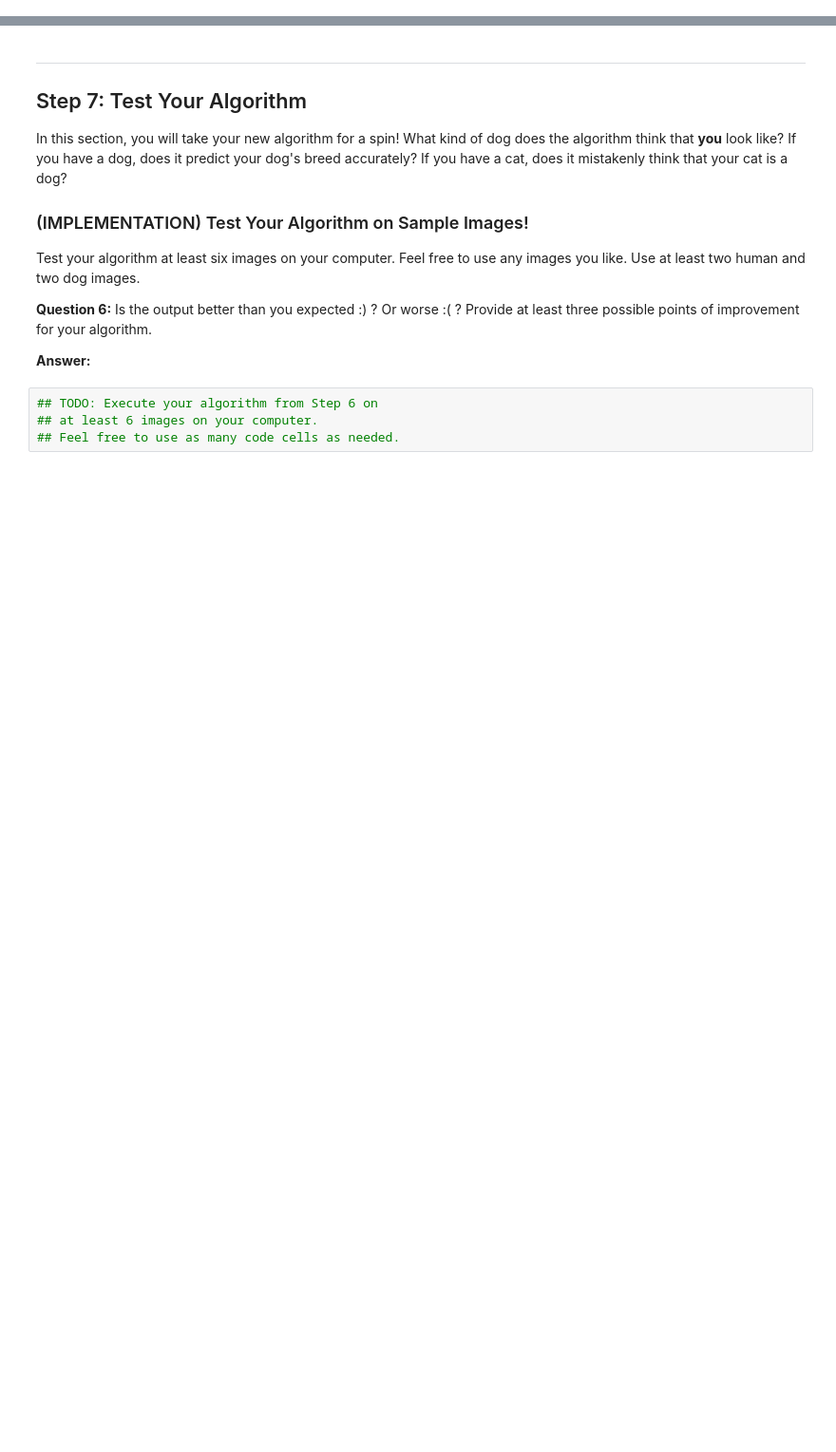
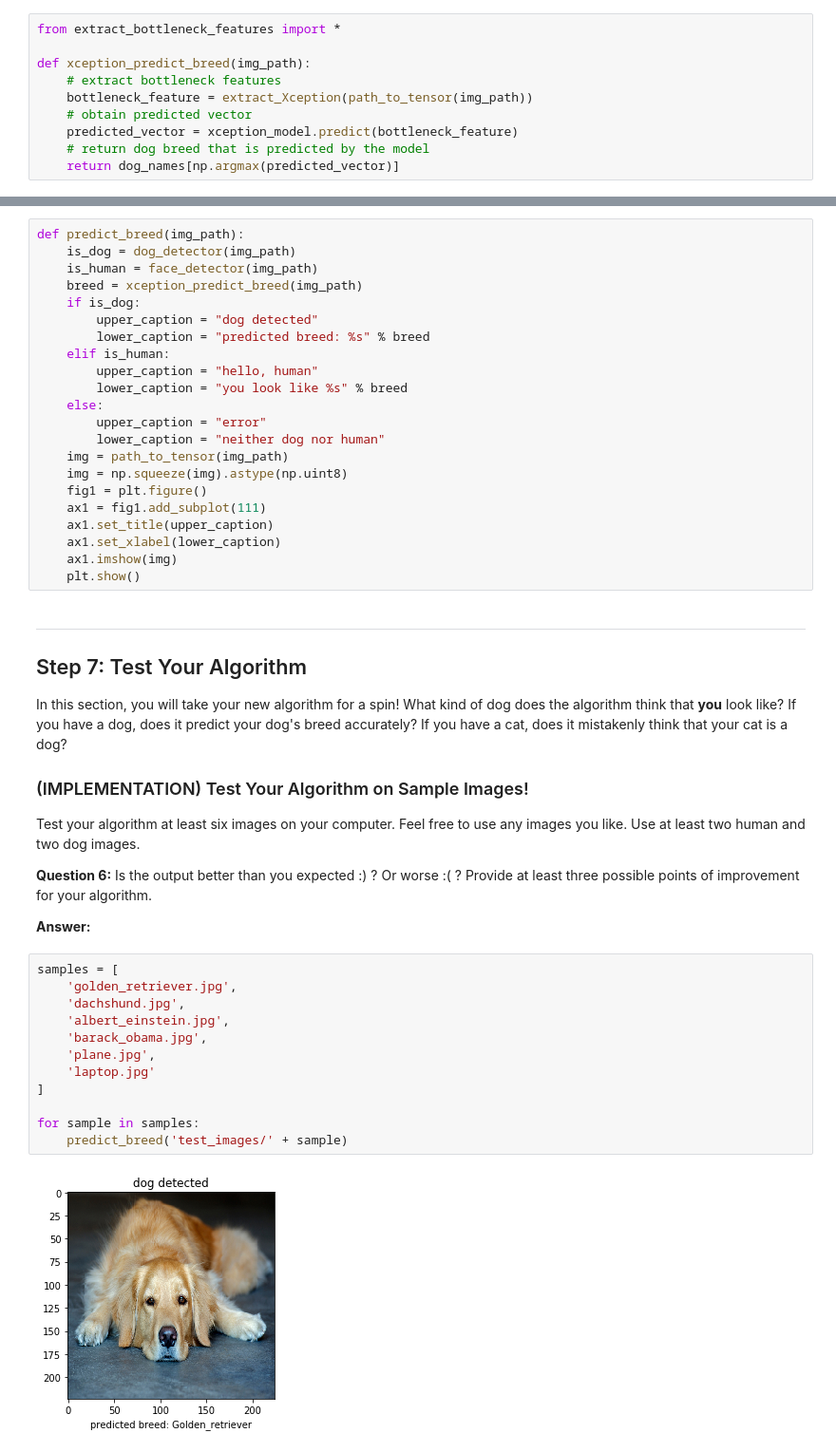
Before and after one commit to mkolod/dog-project, a Jupyter notebook: dog_app.ipynb, the cells around one changed output, grey strips where cells are left out. Shown: that part at 95% size. Drawn from its saved outputs; the diff is of its cells as text; blank space fills up the shorter version.

```diff
--- a/dog_app.ipynb
+++ b/dog_app.ipynb
@@ -741,3 +726,13 @@ where `{network}`, in the above filename, should be one of `VGG19`, `Resnet50`,
+# %%
+from extract_bottleneck_features import *
+
+def xception_predict_breed(img_path):
+    # extract bottleneck features
+    bottleneck_feature = extract_Xception(path_to_tensor(img_path))
+    # obtain predicted vector
+    predicted_vector = xception_model.predict(bottleneck_feature)
+    # return dog breed that is predicted by the model
+    return dog_names[np.argmax(predicted_vector)]
 # %% [markdown]
 ---
 <a id='step6'></a>
@@ -762,3 +754,25 @@ Some sample output for our algorithm is provided below, but feel free to design
+# %%
+def predict_breed(img_path):
+    is_dog = dog_detector(img_path)
+    is_human = face_detector(img_path)
+    breed = xception_predict_breed(img_path)
+    if is_dog:
+        upper_caption = "dog detected"
+        lower_caption = "predicted breed: %s" % breed
+    elif is_human:
+        upper_caption = "hello, human"
+        lower_caption = "you look like %s" % breed
+    else:
+        upper_caption = "error"
+        lower_caption = "neither dog nor human"
+    img = path_to_tensor(img_path)
+    img = np.squeeze(img).astype(np.uint8)
+    fig1 = plt.figure()
+    ax1 = fig1.add_subplot(111)
+    ax1.set_title(upper_caption)
+    ax1.set_xlabel(lower_caption)
+    ax1.imshow(img)
+    plt.show()
 # %% [markdown]
 ---
 <a id='step7'></a>
@@ -773,7 +787,17 @@ Test your algorithm at least six images on your computer.  Feel free to use any
 __Question 6:__ Is the output better than you expected :) ?  Or worse :( ?  Provide at least three possible points of improvement for your algorithm.
 
 __Answer:__
-# %%
-## TODO: Execute your algorithm from Step 6 on
-## at least 6 images on your computer.
-## Feel free to use as many code cells as needed.
+# %%
+samples = [
+    'golden_retriever.jpg',
+    'dachshund.jpg',
+    'albert_einstein.jpg',
+    'barack_obama.jpg',
+    'plane.jpg',
+    'laptop.jpg'
+]
+
+for sample in samples:
+    predict_breed('test_images/' + sample)
+# %% [output]
+[figure, added]
```
Also changed, not shown: parts of 13 cells of this notebook, 6 other files.
